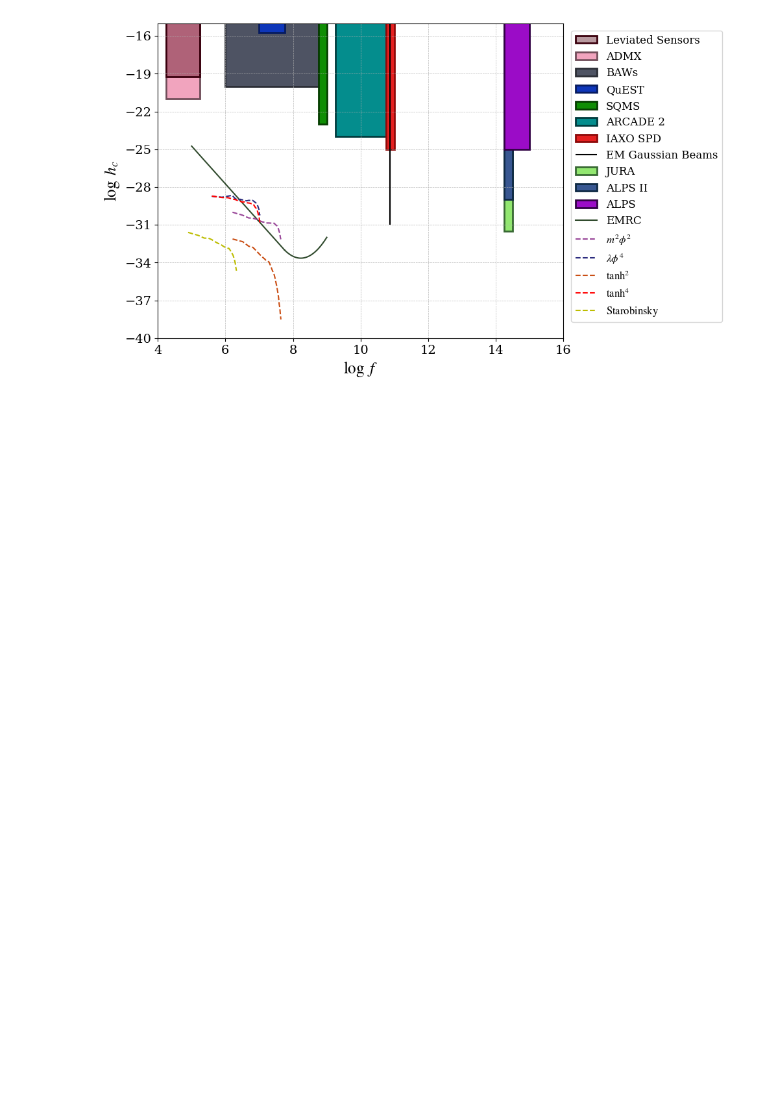
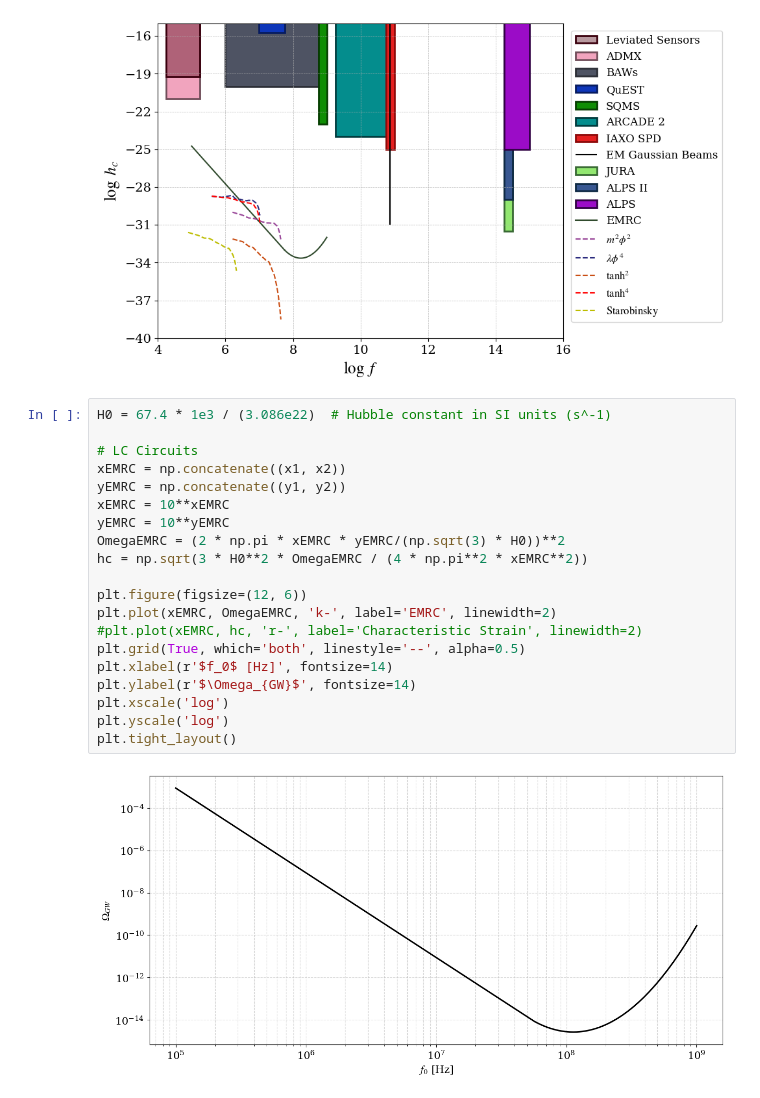
Before and after one commit to TomasCiccarella/Tesis, a Jupyter notebook: cosmolattice/GW_Exp.ipynb, the cells around one changed output. Cells and saved outputs as stored; diff of their text form; blank space fills up the shorter version.

```diff
--- a/cosmolattice/GW_Exp.ipynb
+++ b/cosmolattice/GW_Exp.ipynb
@@ -358,4 +358,26 @@ plt.tight_layout()
 plt.savefig("GW_Strain_Spectrum.pdf", format = "pdf", bbox_inches='tight')
 # %% [output]
 [figure]
+# %%
+H0 = 67.4 * 1e3 / (3.086e22)  # Hubble constant in SI units (s^-1)
+
+# LC Circuits
+xEMRC = np.concatenate((x1, x2))
+yEMRC = np.concatenate((y1, y2))
+xEMRC = 10**xEMRC
+yEMRC = 10**yEMRC
+OmegaEMRC = (2 * np.pi * xEMRC * yEMRC/(np.sqrt(3) * H0))**2
+hc = np.sqrt(3 * H0**2 * OmegaEMRC / (4 * np.pi**2 * xEMRC**2))
+
+plt.figure(figsize=(12, 6))
+plt.plot(xEMRC, OmegaEMRC, 'k-', label='EMRC', linewidth=2)
+#plt.plot(xEMRC, hc, 'r-', label='Characteristic Strain', linewidth=2)
+plt.grid(True, which='both', linestyle='--', alpha=0.5)
+plt.xlabel(r'$f_0$ [Hz]', fontsize=14)
+plt.ylabel(r'$\Omega_{GW}$', fontsize=14)
+plt.xscale('log')
+plt.yscale('log')
+plt.tight_layout()
+# %% [output]
+[figure, added]
 # %%
```
Also changed, not shown: parts of 3 cells of this notebook, 15 other files.
